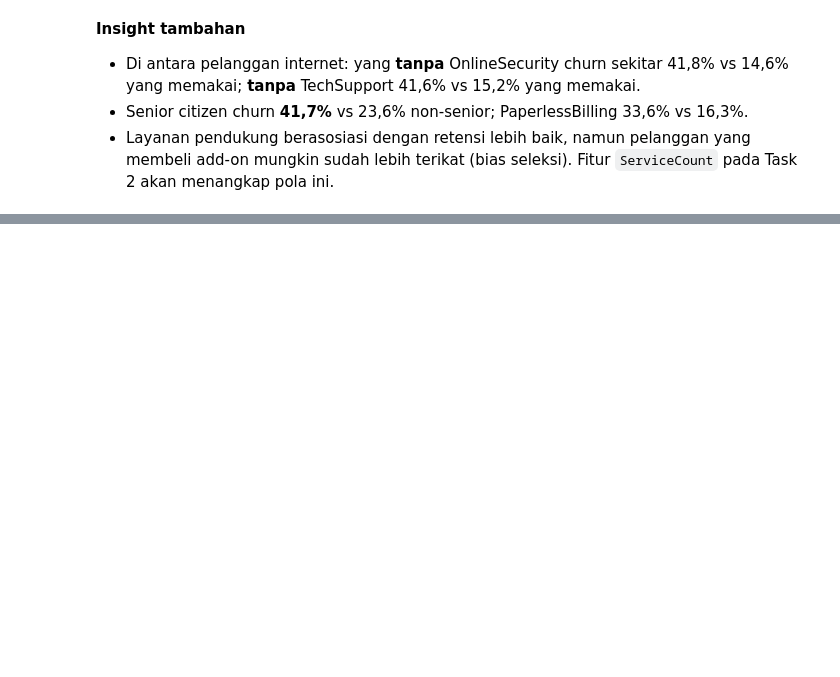
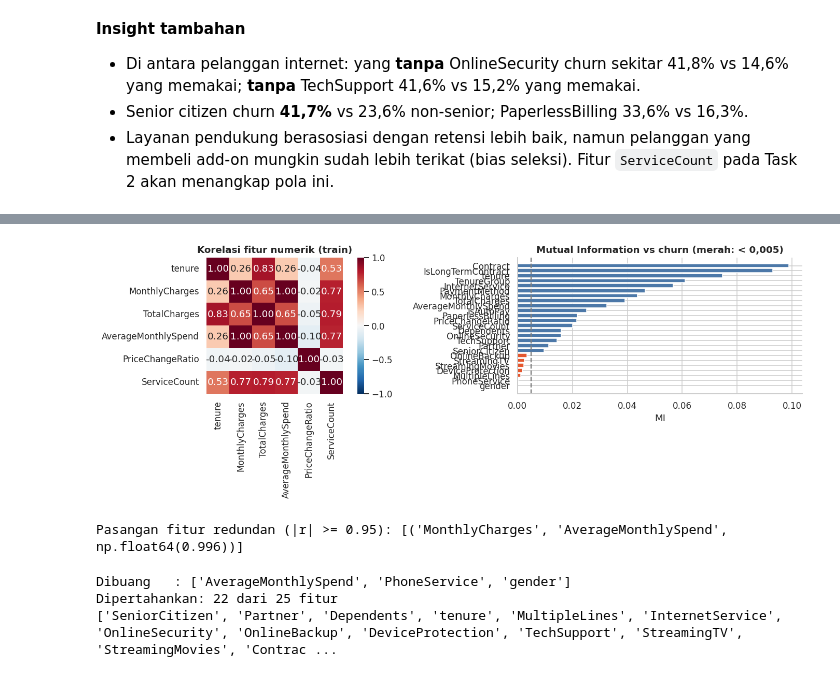
Before and after one commit to arielsharonferdinandus/Telco_Customer_Churn_Prediction, a Jupyter notebook: Telco_Churn_Notebook.ipynb, the cells around one changed output, grey strips where cells are left out. Saved outputs shown, nothing was run; the diff lists cells and outputs as text; code cells hidden in the pictures; blank space fills up the shorter version.

```diff
--- a/Telco_Churn_Notebook.ipynb
+++ b/Telco_Churn_Notebook.ipynb
@@ -476,0 +623,21 @@ plt.tight_layout(); plt.show()
+# %%
+from sklearn.feature_selection import mutual_info_classif
+from scipy.stats import chi2_contingency
+
+cat_cols_all = [c for c in X_train.columns if X_train[c].dtype == 'object' or str(X_train[c].dtype).startswith('str')]
+num_cols_all = [c for c in X_train.columns if c not in cat_cols_all]
+binary_like  = ['SeniorCitizen', 'IsLongTermContract', 'IsAutoPay']
+count_like   = ['ServiceCount']
+
+# --- Mutual Information (training set saja) ---
+X_mi = X_train.copy()
+for c in cat_cols_all:
+    X_mi[c] = X_mi[c].astype('category').cat.codes
+is_discrete = [c in cat_cols_all + binary_like + count_like for c in X_mi.columns]
+mi = pd.Series(mutual_info_classif(X_mi, y_train, discrete_features=is_discrete, random_state=RANDOM_STATE), index=X_mi.columns, name='MI')
+
+# --- Chi-square (kategorikal + biner) ---
+pvals = {c: chi2_contingency(pd.crosstab(X_train[c], y_train))[1] for c in cat_cols_all + binary_like}
+sel = pd.DataFrame({'MI': mi, 'chi2_p': pd.Series(pvals)}).sort_values('MI', ascending=False)
+sel['tipe'] = ['kategorikal' if c in cat_cols_all else 'biner' if c in binary_like else 'numerik' for c in sel.index]
+sel.round(4)
@@ -476,0 +662,31 @@ plt.tight_layout(); plt.show()
+# %%
+# --- Correlation analysis antar fitur numerik (training set) ---
+num_check = ['tenure', 'MonthlyCharges', 'TotalCharges', 'AverageMonthlySpend', 'PriceChangeRatio', 'ServiceCount']
+corr_tr = X_train[num_check].corr()
+fig, ax = plt.subplots(1, 2, figsize=(14, 4.8), gridspec_kw={'width_ratios': [1, 1]})
+sns.heatmap(corr_tr, annot=True, fmt='.2f', cmap='RdBu_r', center=0, vmin=-1, vmax=1, square=True, ax=ax[0]); ax[0].set_title('Korelasi fitur numerik (train)')
+mi_plot = sel['MI'].sort_values()
+ax[1].barh(mi_plot.index, mi_plot.values, color=[COL['Yes'] if v < 0.005 else '#4C78A8' for v in mi_plot.values])
+ax[1].axvline(0.005, ls='--', c='grey'); ax[1].set_title('Mutual Information vs churn (merah: < 0,005)'); ax[1].set_xlabel('MI')
+plt.tight_layout(); plt.show()
+
+# Pasangan dengan |r| >= 0.95
+pairs = [(a, b, round(corr_tr.loc[a, b], 3)) for i, a in enumerate(num_check) for b in num_check[i+1:] if abs(corr_tr.loc[a, b]) >= 0.95]
+print('Pasangan fitur redundan (|r| >= 0.95):', pairs)
+# %% [output]
+[figure, added]
+Pasangan fitur redundan (|r| >= 0.95): [('MonthlyCharges', 'AverageMonthlySpend', np.float64(0.996))]
+# %%
+# Terapkan aturan keputusan secara programatik
+drop_stat = sel[(sel['chi2_p'] > 0.05) & (sel['MI'] < 0.005)].index.tolist()
+drop_redundant = ['AverageMonthlySpend'] if any('AverageMonthlySpend' in p[:2] for p in pairs) else []
+DROP_FEATURES = sorted(set(drop_stat + drop_redundant))
+KEEP_FEATURES = [c for c in X_train.columns if c not in DROP_FEATURES]
+
+print('Dibuang   :', DROP_FEATURES)
+print(f'Dipertahankan: {len(KEEP_FEATURES)} dari {X_train.shape[1]} fitur')
+print(KEEP_FEATURES)
+# %% [output]
+Dibuang   : ['AverageMonthlySpend', 'PhoneService', 'gender']
+Dipertahankan: 22 dari 25 fitur
+['SeniorCitizen', 'Partner', 'Dependents', 'tenure', 'MultipleLines', 'InternetService', 'OnlineSecurity', 'OnlineBackup', 'DeviceProtection', 'TechSupport', 'StreamingTV', 'StreamingMovies', 'Contrac ...
```
Also changed, not shown: parts of 20 cells of this notebook.
